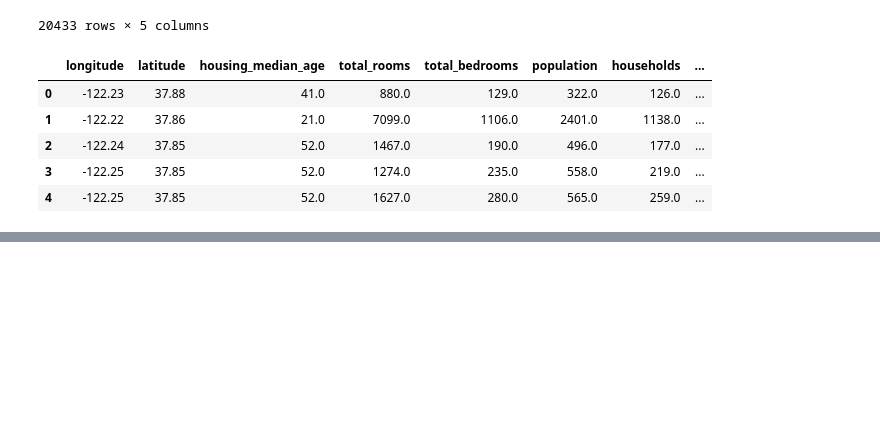
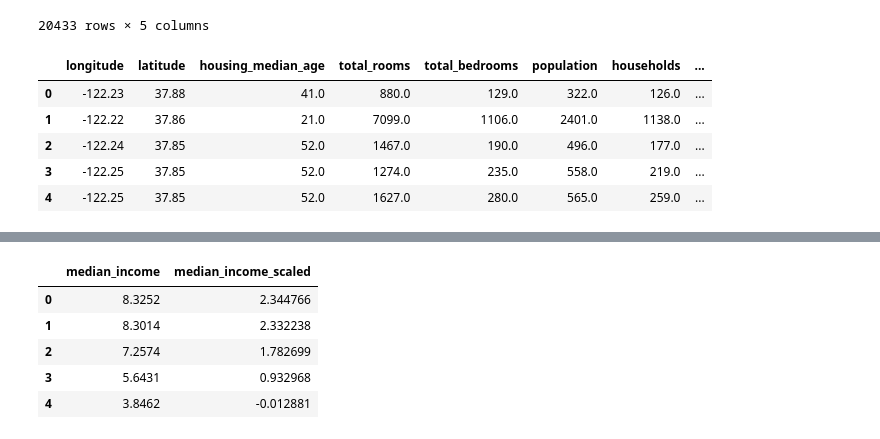
Before and after one commit to Dreyeles/jupyter_modDatos, a Jupyter notebook: s02_eda_preprocesamiento/notebooks/S02_eda.ipynb, the cells around one changed output, grey strips where cells are left out. Saved outputs shown, nothing was run; the diff lists cells and outputs as text; code cells hidden in the pictures; blank space fills up the shorter version.

```diff
--- a/s02_eda_preprocesamiento/notebooks/S02_eda.ipynb
+++ b/s02_eda_preprocesamiento/notebooks/S02_eda.ipynb
@@ -261,0 +296,13 @@ housing_feats.head()
+# %%
+# 1. Transformaciones: Escalar la variable median_income
+from sklearn.preprocessing import StandardScaler
+scaler = StandardScaler()
+housing['median_income_scaled'] = scaler.fit_transform(housing[['median_income']])
+housing[['median_income', 'median_income_scaled']].head()  # Ver resultado
+# %% [output]
+|  | median_income | median_income_scaled |
+| 0 | 8.3252 | 2.344766 |
+| 1 | 8.3014 | 2.332238 |
+| 2 | 7.2574 | 1.782699 |
+| 3 | 5.6431 | 0.932968 |
+| 4 | 3.8462 | -0.012881 |
```
Also changed, not shown: parts of 7 cells of this notebook, 1 other file.
